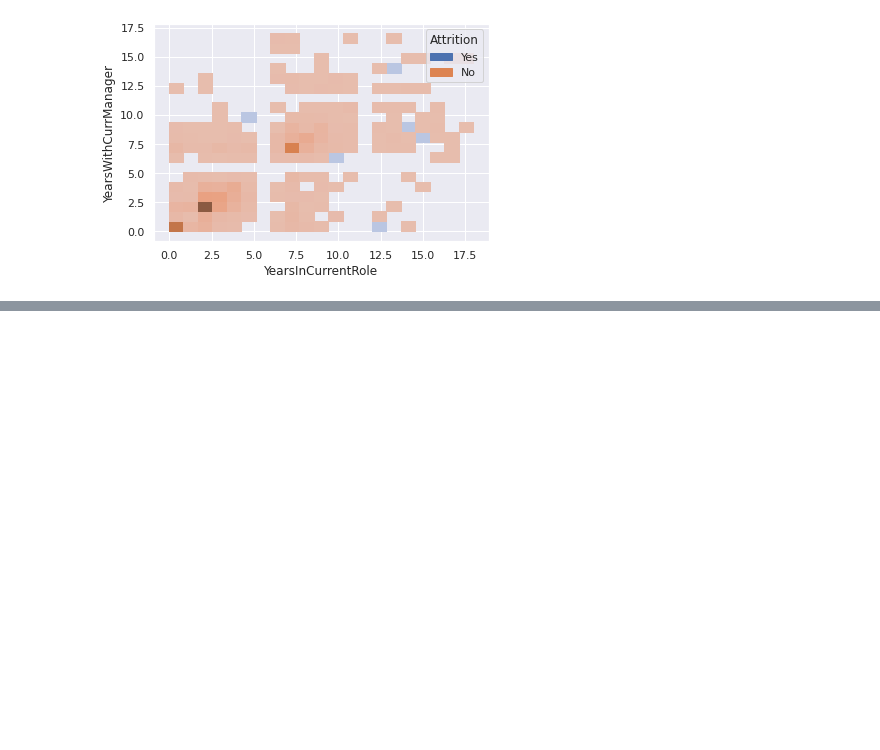
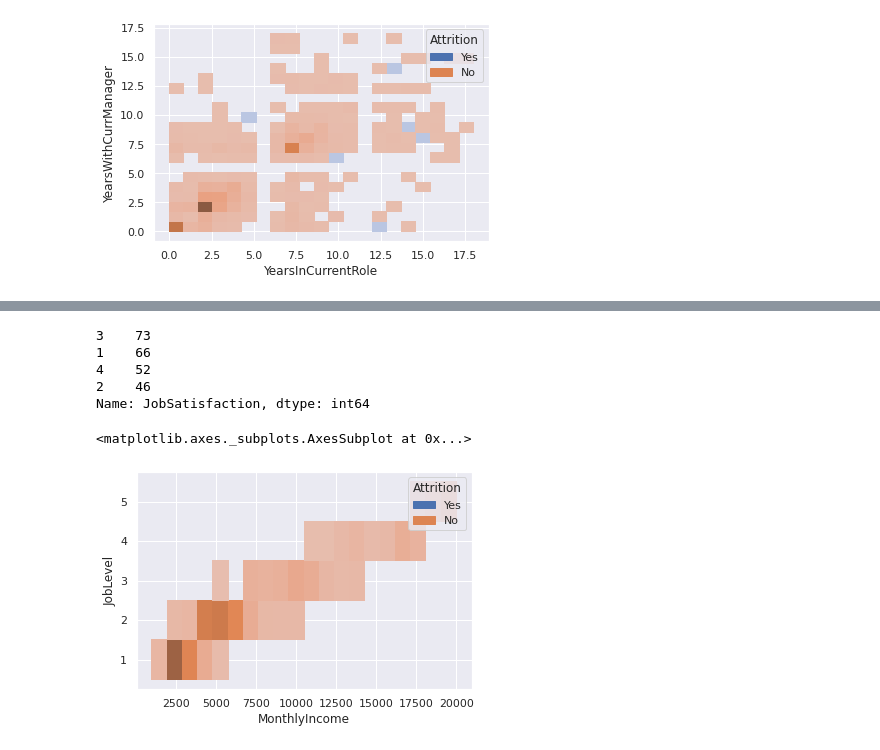
Before and after one commit to tauber/colab-exploratory, a Jupyter notebook: Exploratory_data_Analysis.ipynb, the cells around one changed output, grey strips where cells are left out. Drawn from its saved outputs; the diff is of its cells as text; code cells hidden in the pictures; blank space fills up the shorter version.

```diff
--- a/Exploratory_data_Analysis.ipynb
+++ b/Exploratory_data_Analysis.ipynb
@@ -507,0 +544,13 @@ sns.histplot(data=df, x="YearsInCurrentRole", y="YearsWithCurrManager", hue="Att
+# %%
+df_attr["JobSatisfaction"].value_counts()
+# %% [output]
+3    73
+1    66
+4    52
+2    46
+Name: JobSatisfaction, dtype: int64
+# %%
+sns.histplot(data=df, x="MonthlyIncome", y="JobLevel", hue="Attrition", discrete=[False, True], multiple="stack")
+# %% [output]
+<matplotlib.axes._subplots.AxesSubplot at 0x...>
+[figure, added]
```
Also changed, not shown: parts of 7 cells of this notebook.
